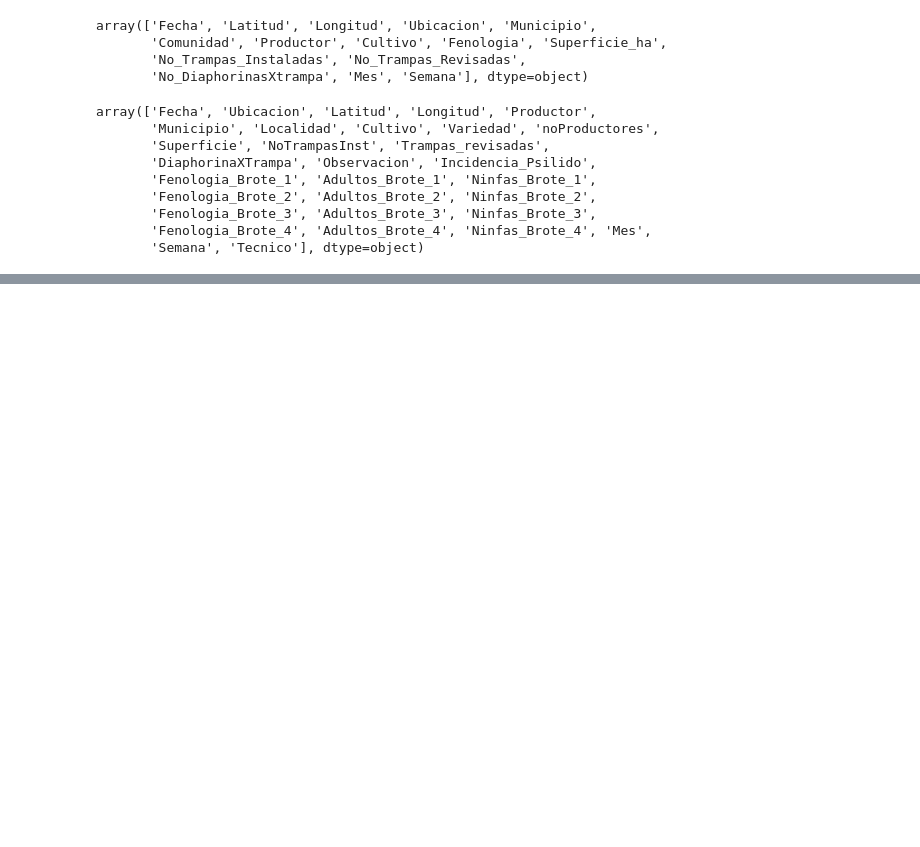
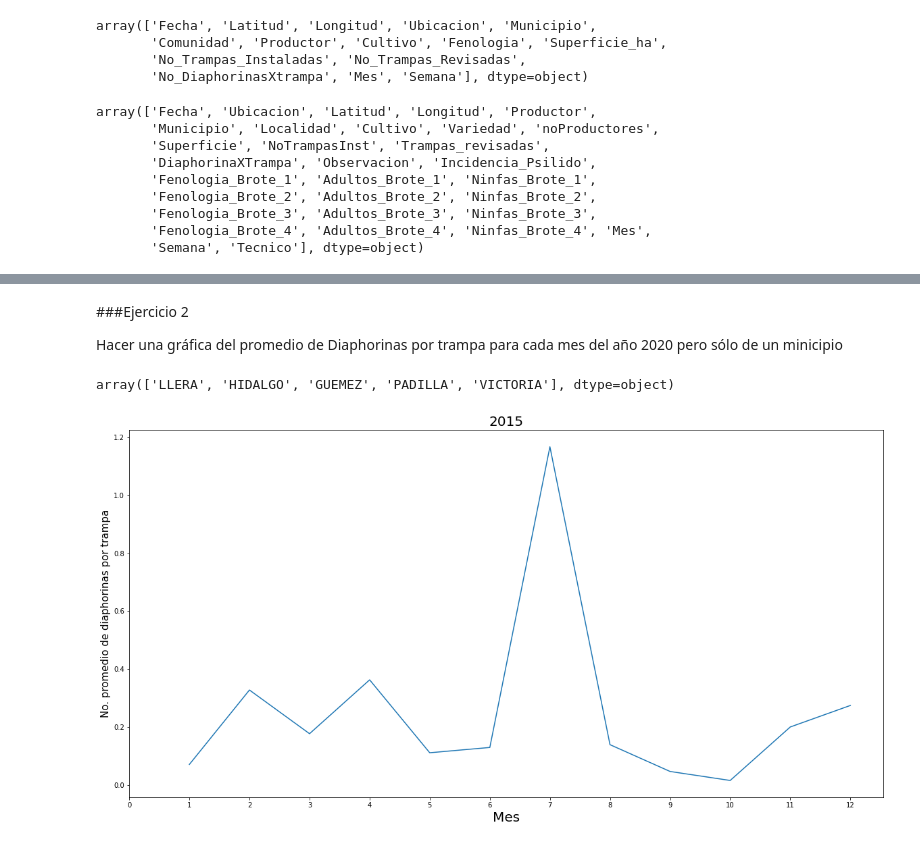
Before and after one commit to HilbertN/Analisis_de_datos_Tareas, a Jupyter notebook: tarea1.ipynb, the cells around one changed output, grey strips where cells are left out. Cells and saved outputs as stored; diff of their text form; code cells hidden in the pictures; blank space fills up the shorter version.

Commit message:
Corrección del ejercicio 1 y 2

```diff
--- a/tarea1.ipynb
+++ b/tarea1.ipynb
@@ -105,0 +117,8 @@ plt.show()
+# %% [markdown]
+###Ejercicio 2
+
+Hacer una gráfica del promedio de Diaphorinas por trampa para cada mes del año 2020 pero sólo de un minicipio
+# %%
+bd2c['Municipio'].unique()
+# %% [output]
+array(['LLERA', 'HIDALGO', 'GUEMEZ', 'PADILLA', 'VICTORIA'], dtype=object)
@@ -105,0 +127,11 @@ plt.show()
+# %%
+g4=bd2c[bd2c['Municipio']=='PADILLA'].groupby(['Mes','Ubicacion'])[bd2c.columns.values[13]].mean().groupby(level='Mes').mean()
+fig,ax=plt.subplots(figsize=(20,10))
+ax.plot(g4)
+ax.set_title('2015',fontsize=20)
+ax.set_xticks(range(0,13))
+ax.set_xlabel("Mes",fontsize=20)
+ax.set_ylabel("No. promedio de diaphorinas por trampa",fontsize=15)
+plt.show()
+# %% [output]
+[figure, added]
```
Also changed, not shown: parts of 11 cells of this notebook.
